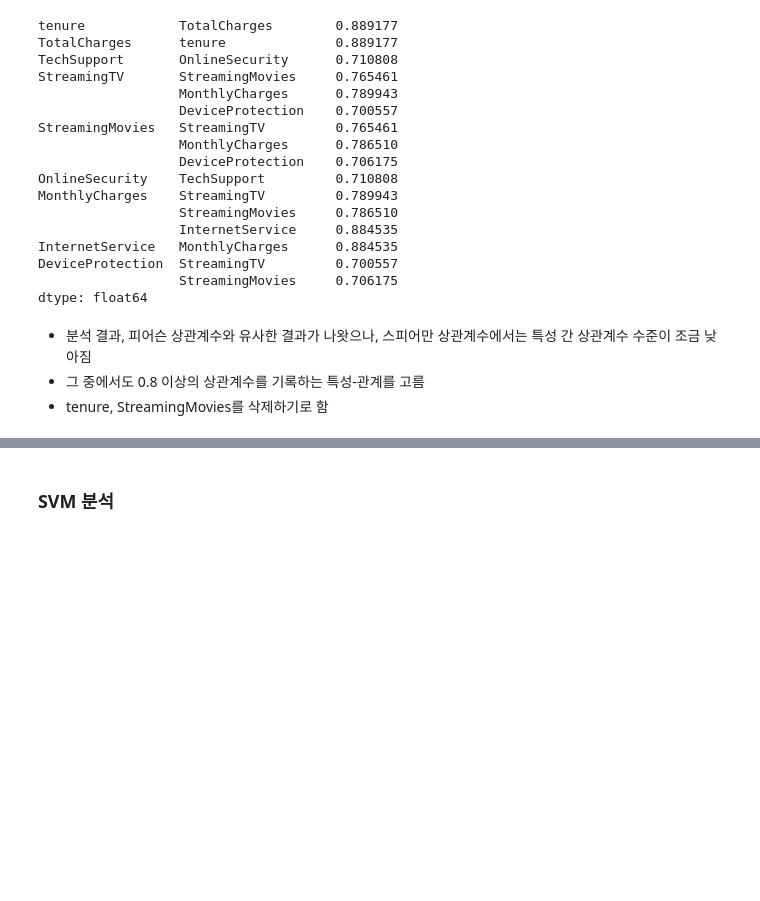
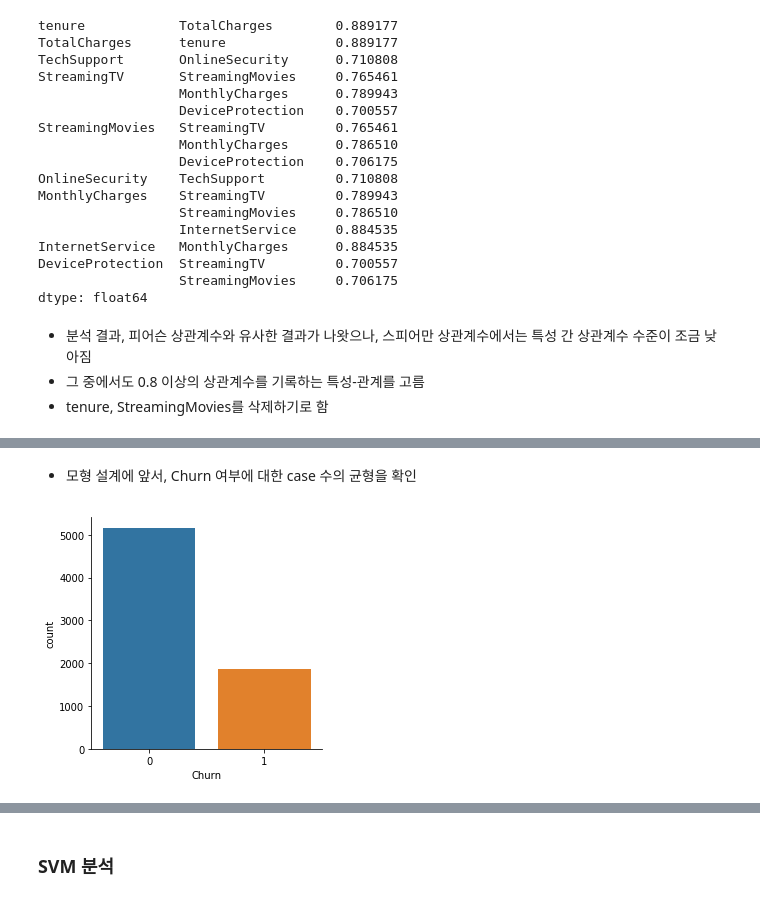
Before and after one commit to Mosunghoon/Kaggle_Analysis, a Jupyter notebook: Projects/Telecom Churn Predcition/Teleco_Churn_Predict.ipynb, the cells around one changed output, grey strips where cells are left out. Drawn from its saved outputs; the diff is of its cells as text; code cells hidden in the pictures; blank space fills up the shorter version.

```diff
--- a/Projects/Telecom Churn Predcition/Teleco_Churn_Predict.ipynb
+++ b/Projects/Telecom Churn Predcition/Teleco_Churn_Predict.ipynb
@@ -272,7 +326,7 @@ dtype: float64
 #다중공선성 문제를 일으킬 가능성이 있는 특성 삭제
 tele_data = tele_data.drop('tenure', 1)
 # %%
-tele_data = tele_data.drop('StreamingTV', 1)
+tele_data = tele_data.drop('StreamingMovies', 1)
 # %%
 tele_data = tele_data.drop('PhoneService', 1)
 # %%
@@ -304 +356,7 @@ Churn                 int64
 dtype: object
+# %% [markdown]
+- 모형 설계에 앞서, Churn 여부에 대한 case 수의 균형을 확인
+# %%
+sns.factorplot(x='Churn', kind='count', data=tele_data);
+# %% [output]
+[figure, added]
```
Also changed, not shown: parts of 145 cells of this notebook.
